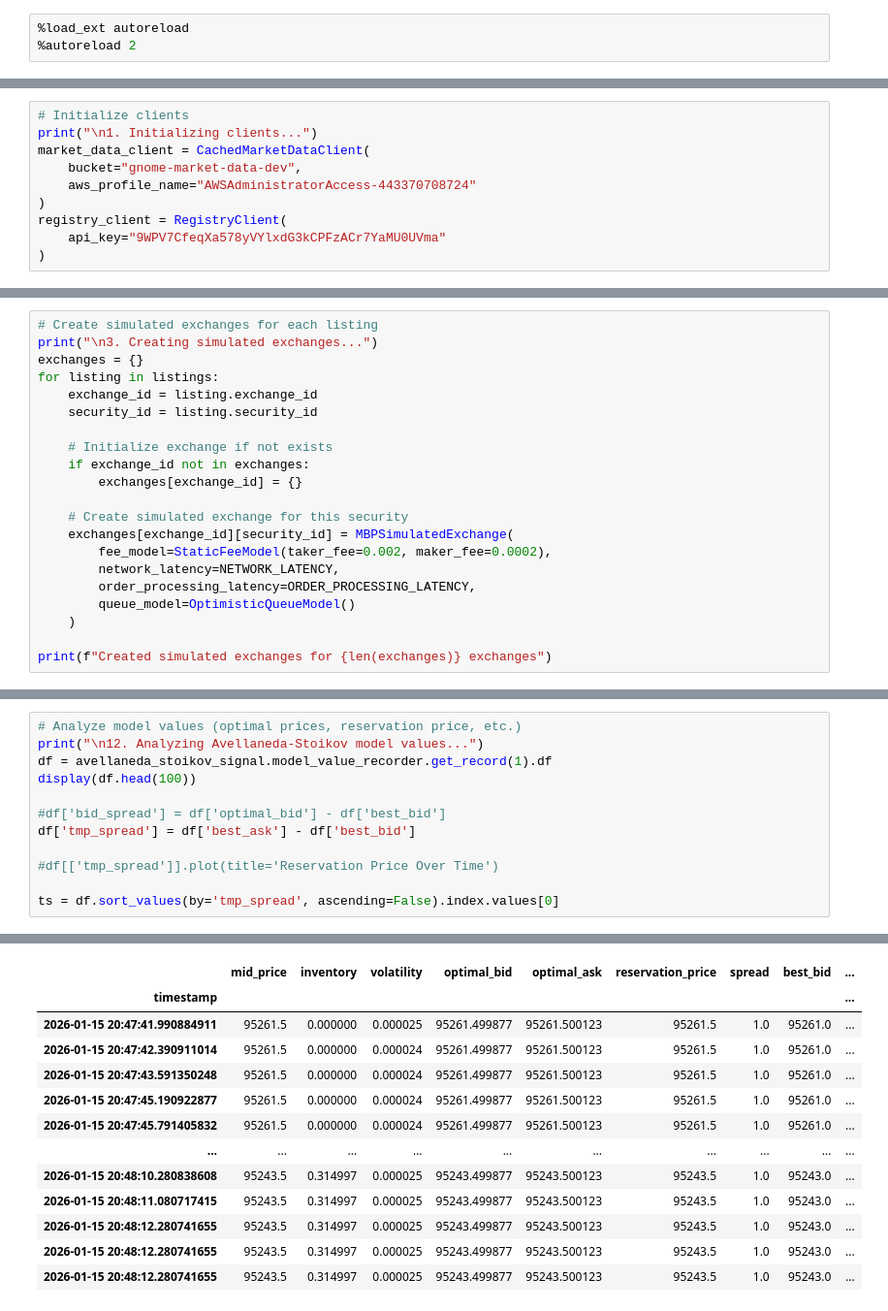
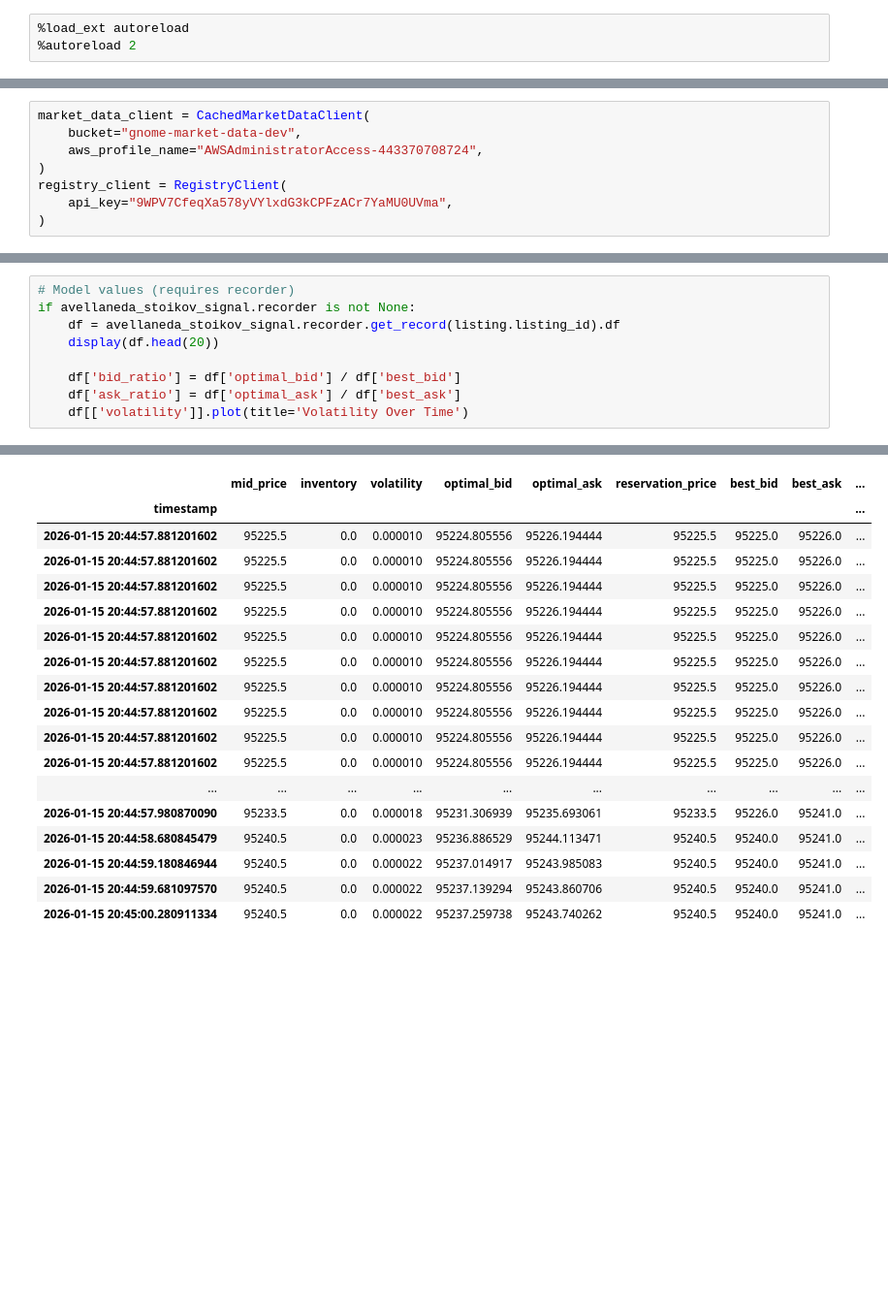
Before and after one commit to gnome-trading-group/gnomepy, a Jupyter notebook: gnomepy/research/signals/avellaneda_stoikov/test.ipynb, the cells around one changed output, grey strips where cells are left out. Shown at 97% size. Cells and saved outputs as stored; diff of their text form; blank space fills up the shorter version.

```diff
--- a/gnomepy/research/signals/avellaneda_stoikov/test.ipynb
+++ b/gnomepy/research/signals/avellaneda_stoikov/test.ipynb
@@ -63,10 +46,8 @@ Configuration set up for 1 listings from 2026-01-15 12:00:00 to 2026-01-16 12:00
 # %%
-# Initialize clients
-print("\n1. Initializing clients...")
 market_data_client = CachedMarketDataClient(
     bucket="gnome-market-data-dev",
-    aws_profile_name="AWSAdministratorAccess-443370708724"
+    aws_profile_name="AWSAdministratorAccess-443370708724",
 )
 registry_client = RegistryClient(
-    api_key="9WPV7CfeqXa578yVYlxdG3kCPFzACr7YaMU0UVma"
+    api_key="9WPV7CfeqXa578yVYlxdG3kCPFzACr7YaMU0UVma",
 )
@@ -95,21 +65,0 @@ Successfully loaded 1 listings
-# %%
-# Create simulated exchanges for each listing
-print("\n3. Creating simulated exchanges...")
-exchanges = {}
-for listing in listings:
-    exchange_id = listing.exchange_id
-    security_id = listing.security_id
-
-    # Initialize exchange if not exists
-    if exchange_id not in exchanges:
-        exchanges[exchange_id] = {}
-
-    # Create simulated exchange for this security
-    exchanges[exchange_id][security_id] = MBPSimulatedExchange(
-        fee_model=StaticFeeModel(taker_fee=0.002, maker_fee=0.0002),
-        network_latency=NETWORK_LATENCY,
-        order_processing_latency=ORDER_PROCESSING_LATENCY,
-        queue_model=OptimisticQueueModel()
-    )
-
-print(f"Created simulated exchanges for {len(exchanges)} exchanges")
@@ -318,13 +163,10 @@ Listing ID: 1
 # %%
-# Analyze model values (optimal prices, reservation price, etc.)
-print("\n12. Analyzing Avellaneda-Stoikov model values...")
-df = avellaneda_stoikov_signal.model_value_recorder.get_record(1).df
-display(df.head(100))
+# Model values (requires recorder)
+if avellaneda_stoikov_signal.recorder is not None:
+    df = avellaneda_stoikov_signal.recorder.get_record(listing.listing_id).df
+    display(df.head(20))
 
-#df['bid_spread'] = df['optimal_bid'] - df['best_bid']
-df['tmp_spread'] = df['best_ask'] - df['best_bid']
-
-#df[['tmp_spread']].plot(title='Reservation Price Over Time')
-
-ts = df.sort_values(by='tmp_spread', ascending=False).index.values[0]
+    df['bid_ratio'] = df['optimal_bid'] / df['best_bid']
+    df['ask_ratio'] = df['optimal_ask'] / df['best_ask']
+    df[['volatility']].plot(title='Volatility Over Time')
 # %% [output]
@@ -332,13 +173,18 @@ ts = df.sort_values(by='tmp_spread', ascending=False).index.values[0]
-|  | mid_price | inventory | volatility | optimal_bid | optimal_ask | reservation_price | spread | best_bid | ... |
+|  | mid_price | inventory | volatility | optimal_bid | optimal_ask | reservation_price | best_bid | best_ask | ... |
 | timestamp |  |  |  |  |  |  |  |  | ... |
-| 2026-01-15 20:47:41.990884911 | 95261.5 | 0.000000 | 0.000025 | 95261.499877 | 95261.500123 | 95261.5 | 1.0 | 95261.0 | ... |
-| 2026-01-15 20:47:42.390911014 | 95261.5 | 0.000000 | 0.000024 | 95261.499877 | 95261.500123 | 95261.5 | 1.0 | 95261.0 | ... |
-| 2026-01-15 20:47:43.591350248 | 95261.5 | 0.000000 | 0.000024 | 95261.499877 | 95261.500123 | 95261.5 | 1.0 | 95261.0 | ... |
-| 2026-01-15 20:47:45.190922877 | 95261.5 | 0.000000 | 0.000024 | 95261.499877 | 95261.500123 | 95261.5 | 1.0 | 95261.0 | ... |
-| 2026-01-15 20:47:45.791405832 | 95261.5 | 0.000000 | 0.000024 | 95261.499877 | 95261.500123 | 95261.5 | 1.0 | 95261.0 | ... |
+| 2026-01-15 20:44:57.881201602 | 95225.5 | 0.0 | 0.000010 | 95224.805556 | 95226.194444 | 95225.5 | 95225.0 | 95226.0 | ... |
+| 2026-01-15 20:44:57.881201602 | 95225.5 | 0.0 | 0.000010 | 95224.805556 | 95226.194444 | 95225.5 | 95225.0 | 95226.0 | ... |
+| 2026-01-15 20:44:57.881201602 | 95225.5 | 0.0 | 0.000010 | 95224.805556 | 95226.194444 | 95225.5 | 95225.0 | 95226.0 | ... |
+| 2026-01-15 20:44:57.881201602 | 95225.5 | 0.0 | 0.000010 | 95224.805556 | 95226.194444 | 95225.5 | 95225.0 | 95226.0 | ... |
+| 2026-01-15 20:44:57.881201602 | 95225.5 | 0.0 | 0.000010 | 95224.805556 | 95226.194444 | 95225.5 | 95225.0 | 95226.0 | ... |
+| 2026-01-15 20:44:57.881201602 | 95225.5 | 0.0 | 0.000010 | 95224.805556 | 95226.194444 | 95225.5 | 95225.0 | 95226.0 | ... |
+| 2026-01-15 20:44:57.881201602 | 95225.5 | 0.0 | 0.000010 | 95224.805556 | 95226.194444 | 95225.5 | 95225.0 | 95226.0 | ... |
+| 2026-01-15 20:44:57.881201602 | 95225.5 | 0.0 | 0.000010 | 95224.805556 | 95226.194444 | 95225.5 | 95225.0 | 95226.0 | ... |
+| 2026-01-15 20:44:57.881201602 | 95225.5 | 0.0 | 0.000010 | 95224.805556 | 95226.194444 | 95225.5 | 95225.0 | 95226.0 | ... |
+| 2026-01-15 20:44:57.881201602 | 95225.5 | 0.0 | 0.000010 | 95224.805556 | 95226.194444 | 95225.5 | 95225.0 | 95226.0 | ... |
 | ... | ... | ... | ... | ... | ... | ... | ... | ... | ... |
-| 2026-01-15 20:48:10.280838608 | 95243.5 | 0.314997 | 0.000025 | 95243.499877 | 95243.500123 | 95243.5 | 1.0 | 95243.0 | ... |
-| 2026-01-15 20:48:11.080717415 | 95243.5 | 0.314997 | 0.000025 | 95243.499877 | 95243.500123 | 95243.5 | 1.0 | 95243.0 | ... |
-| 2026-01-15 20:48:12.280741655 | 95243.5 | 0.314997 | 0.000025 | 95243.499877 | 95243.500123 | 95243.5 | 1.0 | 95243.0 | ... |
-| 2026-01-15 20:48:12.280741655 | 95243.5 | 0.314997 | 0.000025 | 95243.499877 | 95243.500123 | 95243.5 | 1.0 | 95243.0 | ... |
-| 2026-01-15 20:48:12.280741655 | 95243.5 | 0.314997 | 0.000025 | 95243.499877 | 95243.500123 | 95243.5 | 1.0 | 95243.0 | ... |
+| 2026-01-15 20:44:57.980870090 | 95233.5 | 0.0 | 0.000018 | 95231.306939 | 95235.693061 | 95233.5 | 95226.0 | 95241.0 | ... |
+| 2026-01-15 20:44:58.680845479 | 95240.5 | 0.0 | 0.000023 | 95236.886529 | 95244.113471 | 95240.5 | 95240.0 | 95241.0 | ... |
+| 2026-01-15 20:44:59.180846944 | 95240.5 | 0.0 | 0.000022 | 95237.014917 | 95243.985083 | 95240.5 | 95240.0 | 95241.0 | ... |
+| 2026-01-15 20:44:59.681097570 | 95240.5 | 0.0 | 0.000022 | 95237.139294 | 95243.860706 | 95240.5 | 95240.0 | 95241.0 | ... |
+| 2026-01-15 20:45:00.280911334 | 95240.5 | 0.0 | 0.000022 | 95237.259738 | 95243.740262 | 95240.5 | 95240.0 | 95241.0 | ... |
```
Also changed, not shown: parts of 27 cells of this notebook, 33 other files.
